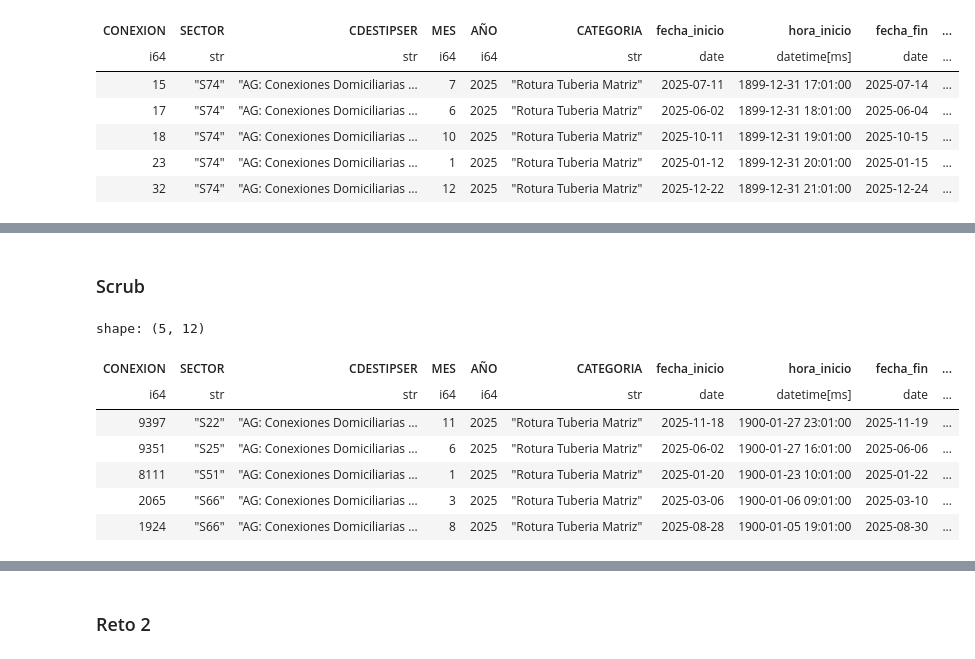
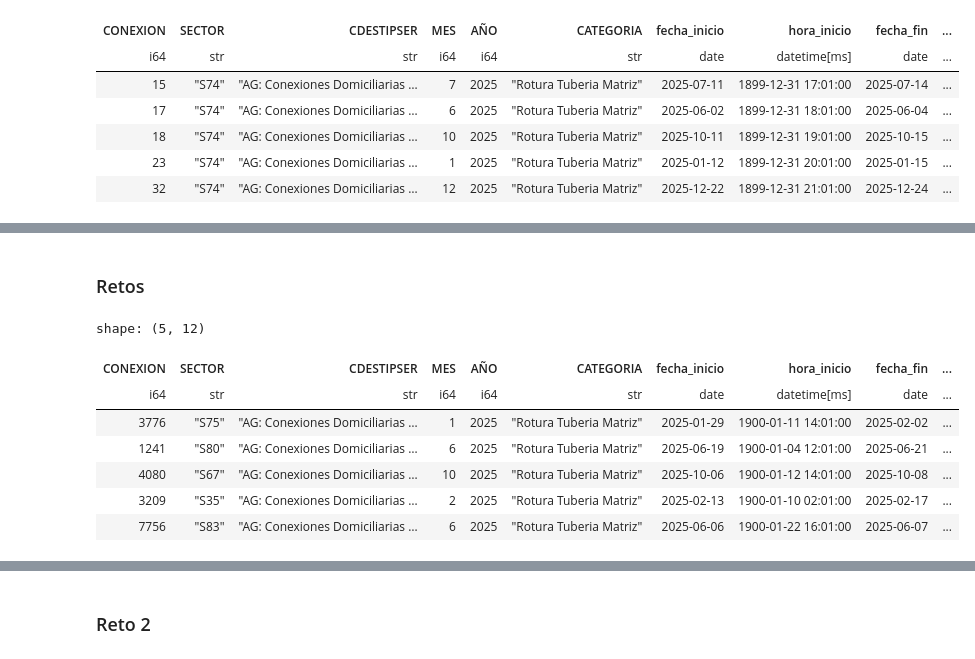
Before and after one commit to khar20/datathon-sunass, a Jupyter notebook: main.ipynb, the cells around one changed output, grey strips where cells are left out. Drawn from its saved outputs; the diff is of its cells as text; code cells hidden in the pictures.

Commit message:
fix: reto1.1

```diff
--- a/main.ipynb
+++ b/main.ipynb
@@ -35,22 +35,22 @@ shape: (9, 13)
 | "75%" | 8107.0 | null | null | 9.0 | 2025.0 | null | "2025-09-22" | "1900-01-23 09:01:00" | "2025-09-25" | ... |
 | "max" | 10318.0 | "S84" | "AG: Conexiones Domiciliarias … | 12.0 | 2025.0 | "Rotura Tuberia Matriz" | "2025-12-31" | "1900-01-30 22:01:00" | "2026-01-04" | ... |
 # %% [markdown]
-### Scrub
+### Retos
 # %%
 # Reto 1:
 # 1. Remover duplicados
 
-df_02 = df_02.unique(subset=['SECTOR', 'fecha_inicio'], keep='first')
+df_02 = df_02.unique(subset=['CONEXION', 'CATEGORIA', 'fecha_inicio'], keep='first')
 df_02.head()
 # %% [output]
 shape: (5, 12)
 | CONEXION | SECTOR | CDESTIPSER | MES | AÑO | CATEGORIA | fecha_inicio | hora_inicio | fecha_fin | ... |
 | i64 | str | str | i64 | i64 | str | date | datetime[ms] | date | ... |
-| 9397 | "S22" | "AG: Conexiones Domiciliarias … | 11 | 2025 | "Rotura Tuberia Matriz" | 2025-11-18 | 1900-01-27 23:01:00 | 2025-11-19 | ... |
-| 9351 | "S25" | "AG: Conexiones Domiciliarias … | 6 | 2025 | "Rotura Tuberia Matriz" | 2025-06-02 | 1900-01-27 16:01:00 | 2025-06-06 | ... |
-| 8111 | "S51" | "AG: Conexiones Domiciliarias … | 1 | 2025 | "Rotura Tuberia Matriz" | 2025-01-20 | 1900-01-23 10:01:00 | 2025-01-22 | ... |
-| 2065 | "S66" | "AG: Conexiones Domiciliarias … | 3 | 2025 | "Rotura Tuberia Matriz" | 2025-03-06 | 1900-01-06 09:01:00 | 2025-03-10 | ... |
-| 1924 | "S66" | "AG: Conexiones Domiciliarias … | 8 | 2025 | "Rotura Tuberia Matriz" | 2025-08-28 | 1900-01-05 19:01:00 | 2025-08-30 | ... |
+| 3776 | "S75" | "AG: Conexiones Domiciliarias … | 1 | 2025 | "Rotura Tuberia Matriz" | 2025-01-29 | 1900-01-11 14:01:00 | 2025-02-02 | ... |
+| 1241 | "S80" | "AG: Conexiones Domiciliarias … | 6 | 2025 | "Rotura Tuberia Matriz" | 2025-06-19 | 1900-01-04 12:01:00 | 2025-06-21 | ... |
+| 4080 | "S67" | "AG: Conexiones Domiciliarias … | 10 | 2025 | "Rotura Tuberia Matriz" | 2025-10-06 | 1900-01-12 14:01:00 | 2025-10-08 | ... |
+| 3209 | "S35" | "AG: Conexiones Domiciliarias … | 2 | 2025 | "Rotura Tuberia Matriz" | 2025-02-13 | 1900-01-10 02:01:00 | 2025-02-17 | ... |
+| 7756 | "S83" | "AG: Conexiones Domiciliarias … | 6 | 2025 | "Rotura Tuberia Matriz" | 2025-06-06 | 1900-01-22 16:01:00 | 2025-06-07 | ... |
 # %%
 df_02.describe()
 # %% [output]
```
Also changed, not shown: parts of 4 cells of this notebook.
